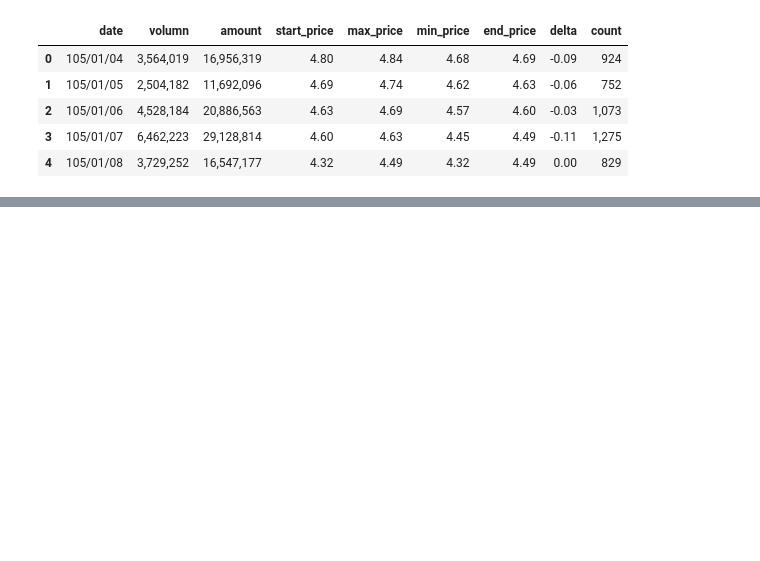
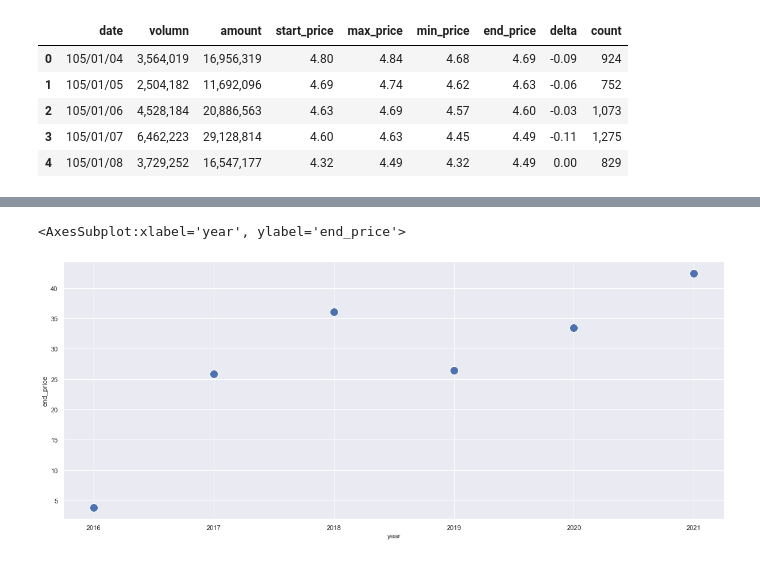
Before and after one commit to LouisLuo1115/StockSelector, a Jupyter notebook: data/exploration/2337_prediction.ipynb, the cells around one changed output, grey strips where cells are left out. Drawn from its saved outputs; the diff is of its cells as text; code cells hidden in the pictures; blank space fills up the shorter version.

```diff
--- a/data/exploration/2337_prediction.ipynb
+++ b/data/exploration/2337_prediction.ipynb
@@ -34,8 +37,15 @@ sns.lineplot(data=df, x="date", y="end_price")
 [figure]
 # %%
+df_year = df.groupby(by='year', as_index=False).mean()
 df_month = df.groupby(by='month', as_index=False).mean()
 df_day = df.groupby(by='day', as_index=False).mean()
 df_weekday = df.groupby(by='weekday', as_index=False).mean()
+# %%
+sns.scatterplot(
+    data=df_year, x='year', y='end_price', s=200)
+# %% [output]
+<AxesSubplot:xlabel='year', ylabel='end_price'>
+[figure, added]
 # %%
 sns.scatterplot(
     data=df_month, x="month", y="end_price", s=200
```
Also changed, not shown: parts of 10 cells of this notebook.
